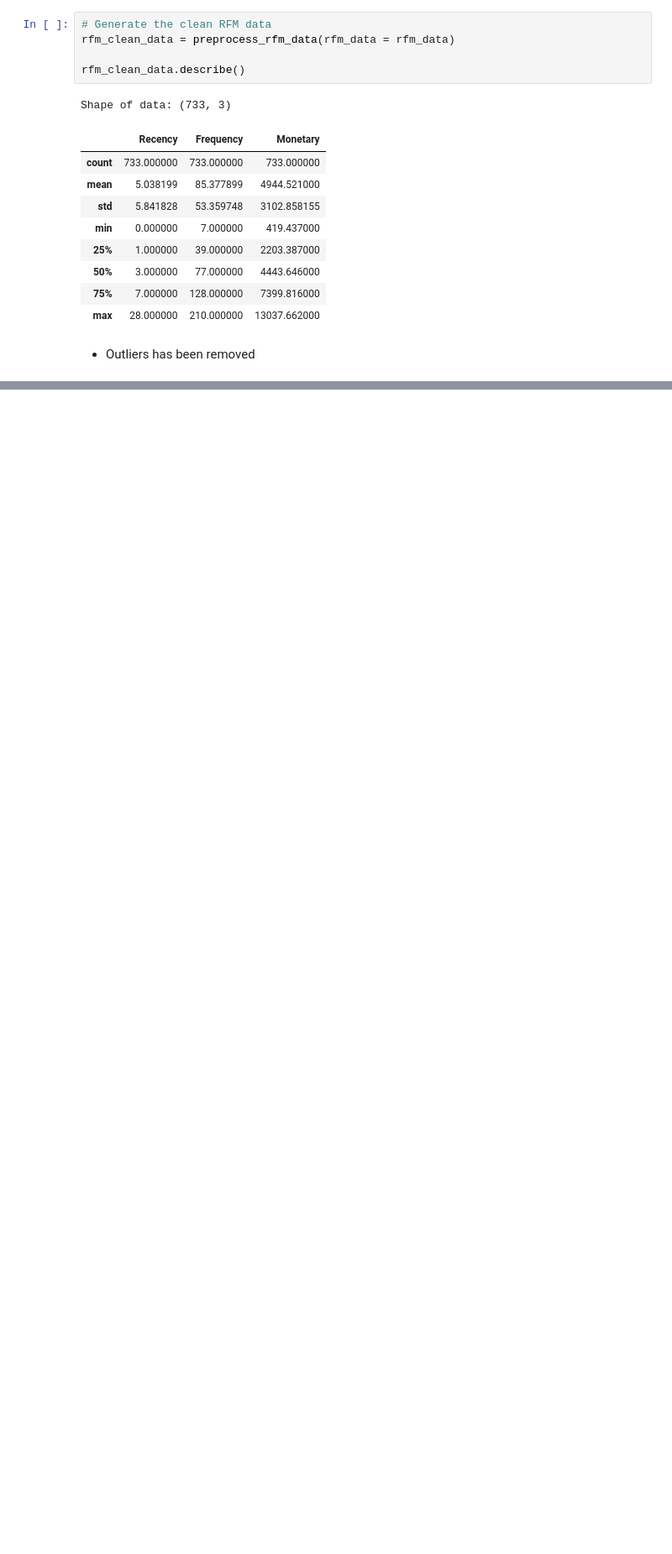
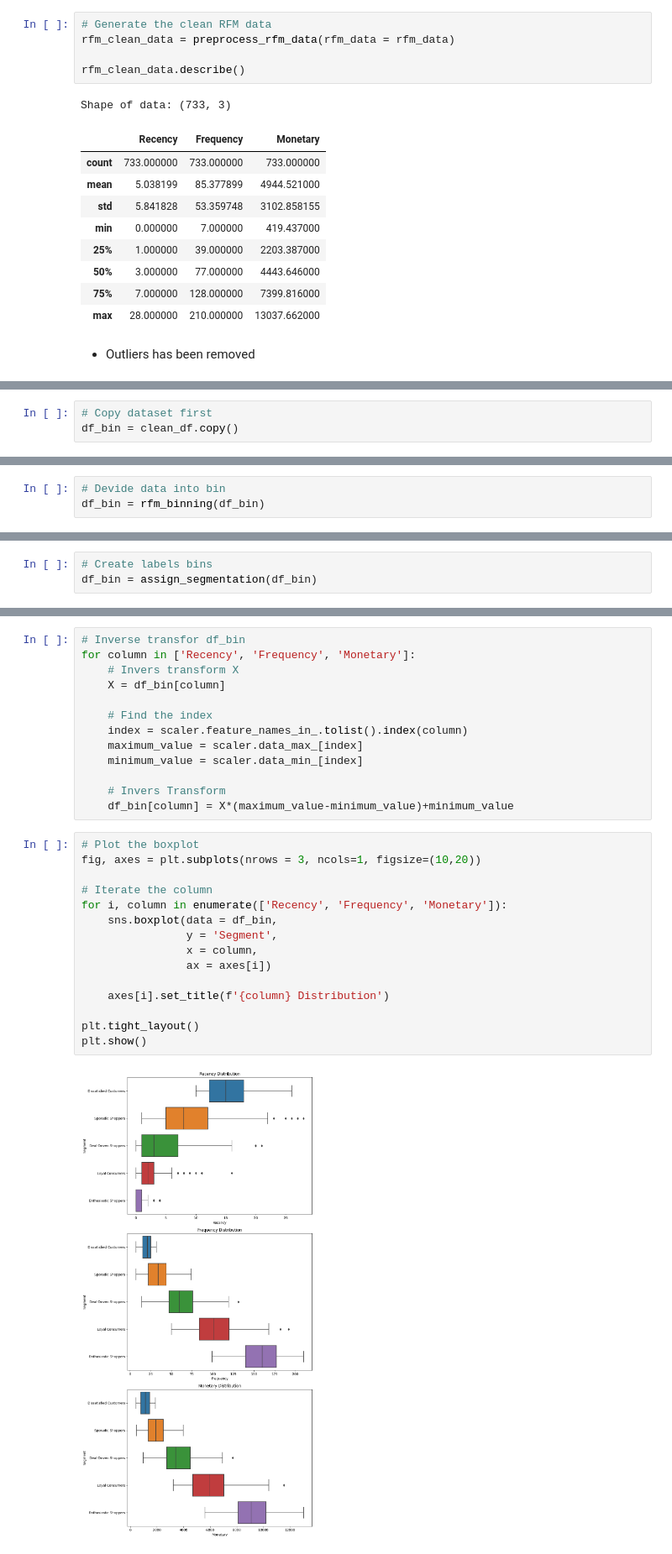
Before and after one commit to axeltanjung/rfm_segmentation, a Jupyter notebook: notebook/rfm_segmentation.ipynb, the cells around one changed output, grey strips where cells are left out. Shown at 84% size. Saved outputs shown, nothing was run; the diff lists cells and outputs as text; blank space fills up the shorter version.

```diff
--- a/notebook/rfm_segmentation.ipynb
+++ b/notebook/rfm_segmentation.ipynb
@@ -547,0 +827,3 @@ Shape of data: (733, 3)
+# %%
+# Copy dataset first
+df_bin = clean_df.copy()
@@ -547,0 +870,3 @@ Shape of data: (733, 3)
+# %%
+# Devide data into bin
+df_bin = rfm_binning(df_bin)
@@ -547,0 +941,3 @@ Shape of data: (733, 3)
+# %%
+# Create labels bins
+df_bin = assign_segmentation(df_bin)
@@ -547,0 +994,30 @@ Shape of data: (733, 3)
+# %%
+# Inverse transfor df_bin
+for column in ['Recency', 'Frequency', 'Monetary']:
+    # Invers transform X
+    X = df_bin[column]
+
+    # Find the index
+    index = scaler.feature_names_in_.tolist().index(column)
+    maximum_value = scaler.data_max_[index]
+    minimum_value = scaler.data_min_[index]
+
+    # Invers Transform
+    df_bin[column] = X*(maximum_value-minimum_value)+minimum_value
+# %%
+# Plot the boxplot
+fig, axes = plt.subplots(nrows = 3, ncols=1, figsize=(10,20))
+
+# Iterate the column
+for i, column in enumerate(['Recency', 'Frequency', 'Monetary']):
+    sns.boxplot(data = df_bin,
+                y = 'Segment',
+                x = column,
+                ax = axes[i])
+
+    axes[i].set_title(f'{column} Distribution')
+
+plt.tight_layout()
+plt.show()
+# %% [output]
+[figure, added]
```
Also changed, not shown: parts of 116 cells of this notebook, 1 other file.
